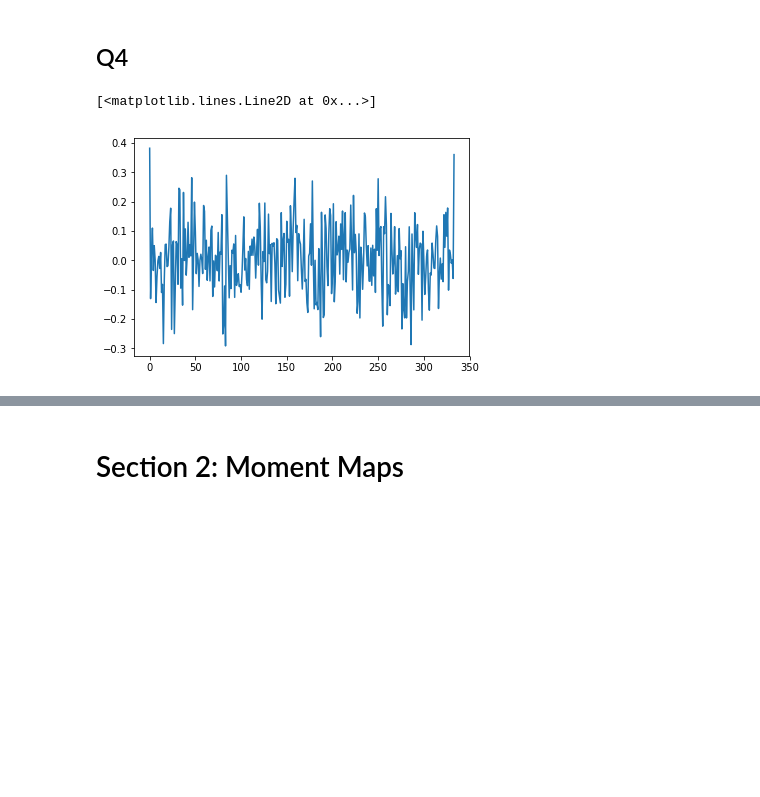
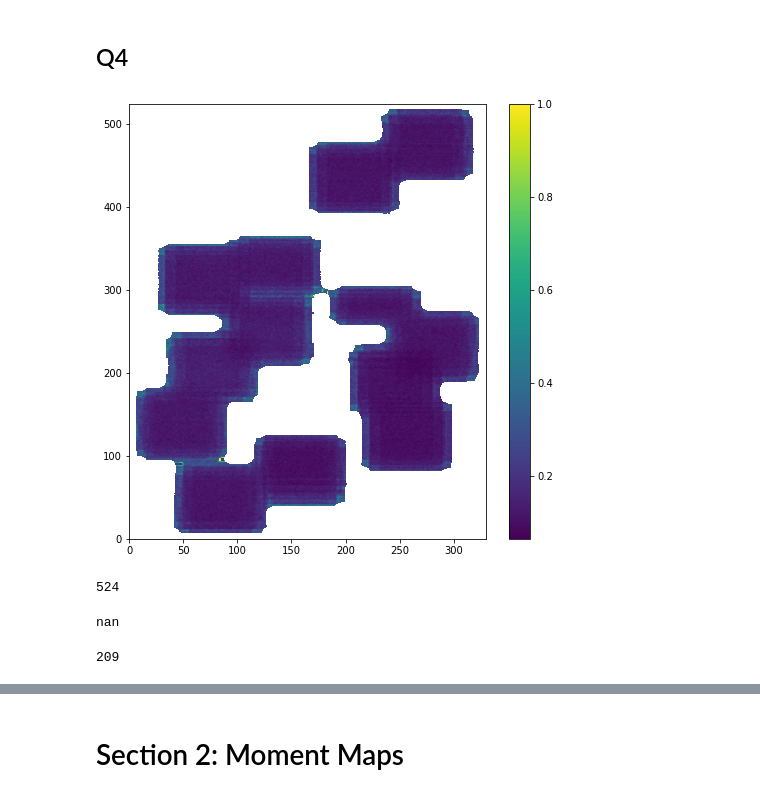
Before and after one commit to simon-et-smith/SURP-Project, a Jupyter notebook: Project/Project.ipynb, the cells around one changed output, grey strips where cells are left out. Saved outputs shown, nothing was run; the diff lists cells and outputs as text; code cells hidden in the pictures; blank space fills up the shorter version.

Commit message:
Continue working on noteboks, better std for the CTA Project

```diff
--- a/Project/Project.ipynb
+++ b/Project/Project.ipynb
@@ -67,3 +67,11 @@ plt.show()
 [figure]
 # %% [markdown]
 ## Q4
+# %%
+std2 = np.std(data[:100], axis=0)
+plt.figure(figsize=(8,8))
+plt.pcolormesh(std2, vmax = 1)
+plt.colorbar()
+plt.show()
+# %% [output]
+[figure, added]
@@ -70,8 +81,23 @@ plt.show()
+# %%
+spike_starts.shape[0]
+# %% [output]
+524
+# %%
+spike_starts[0][4]
+# %% [output]
+nan
+# %%
+spike = 0
+spec = int_pix(data, 60, 186)
+for k in spec:
+    if k > 3*np.std(spec):
+        spike = np.where(spec == k)[0][0]
+    else:
+        continue
+#spike_starts[i][j] = spike
+spike
+# %% [output]
+209
 # %%
 def int_pix(data, x, y):
     return data.T[x][y]
-# %%
-plt.plot(int_pix(data, 32, 151))
-# %% [output]
-[<matplotlib.lines.Line2D at 0x...>]
-[figure, removed]
```
Also changed, not shown: parts of 19 cells of this notebook.
